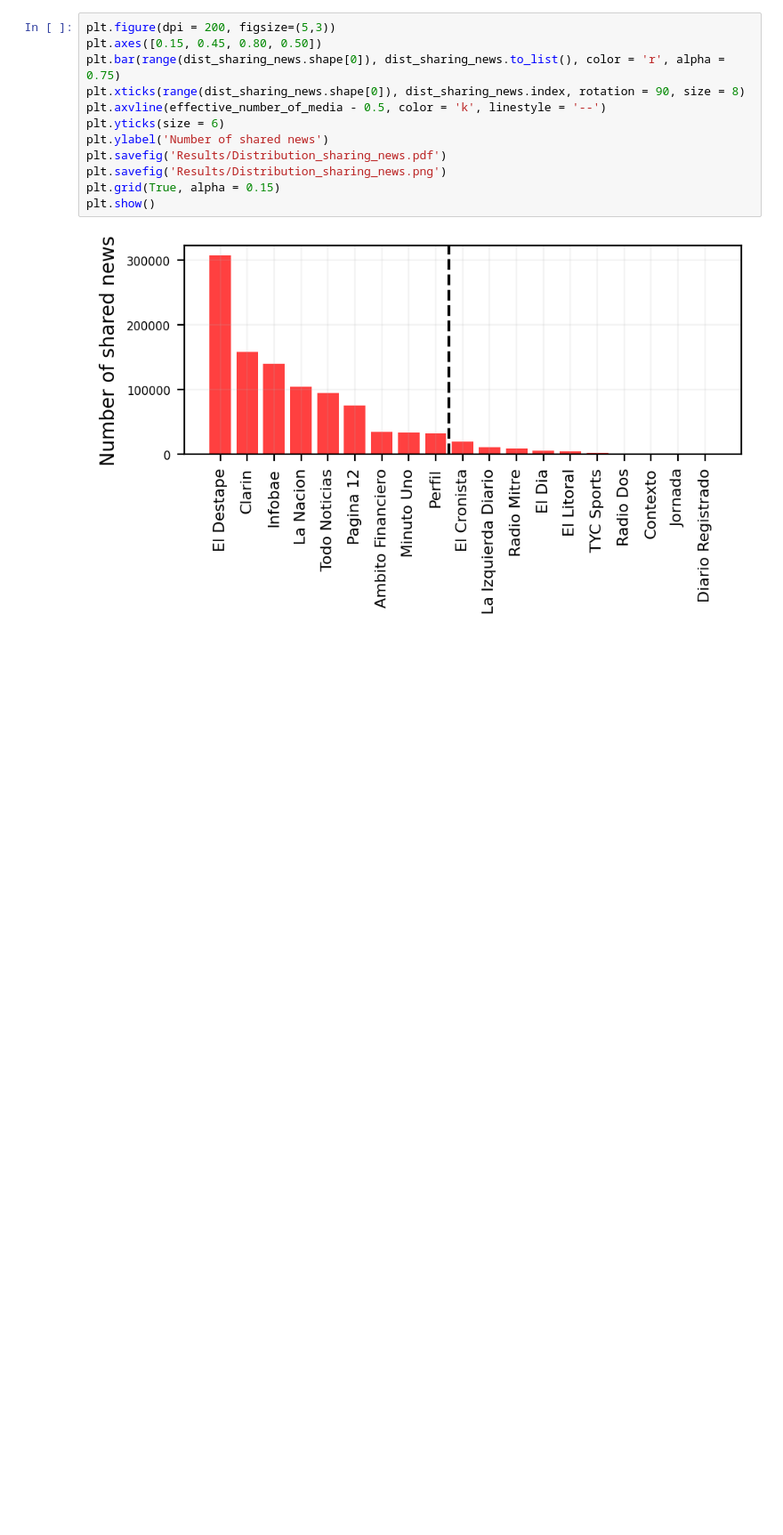
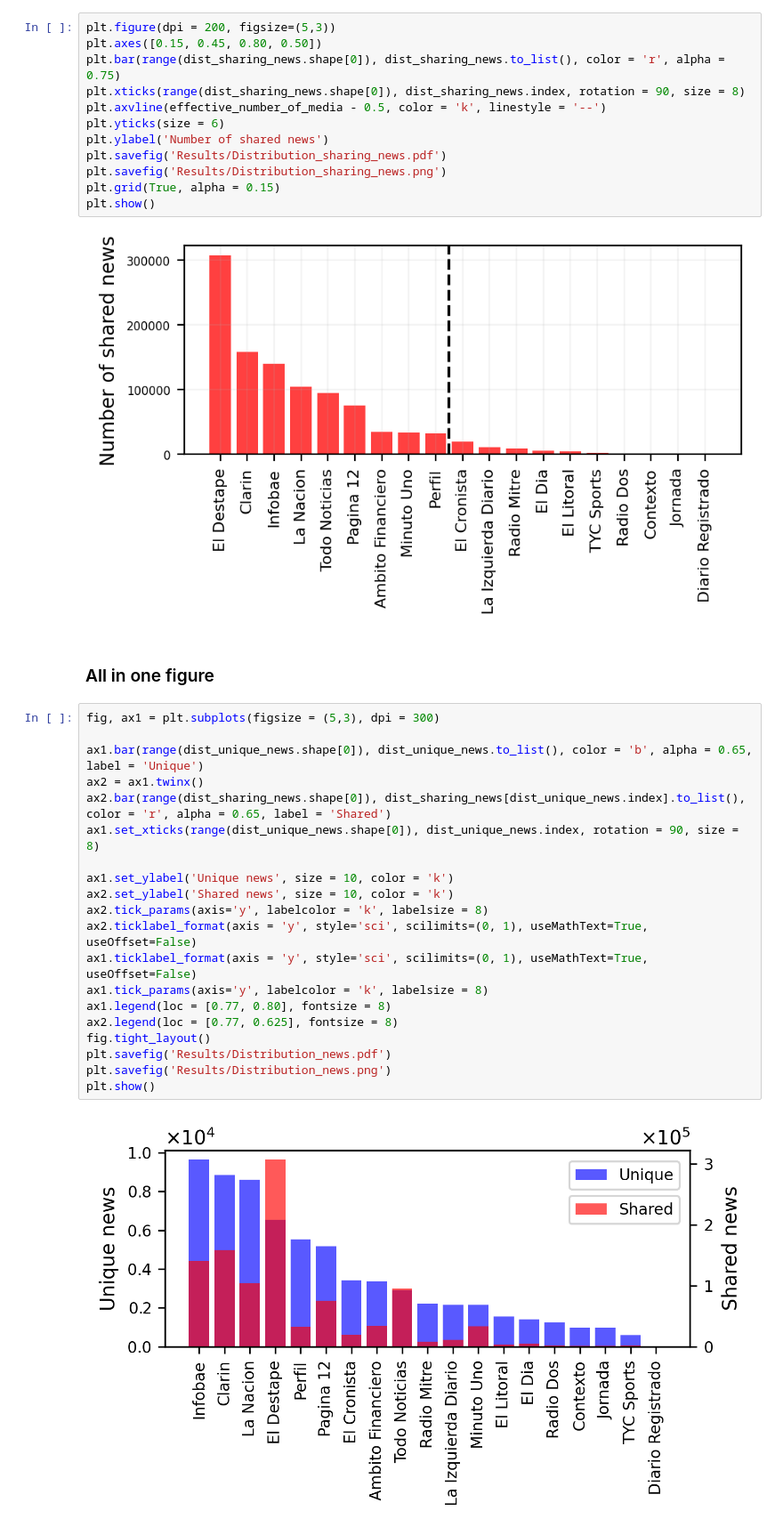
Before and after one commit to spinto88/MediaSharingIndex, a Jupyter notebook: DataExploration.ipynb, the cells around one changed output. Shown at 89% size. Cells and saved outputs as stored; diff of their text form; blank space fills up the shorter version.

```diff
--- a/DataExploration.ipynb
+++ b/DataExploration.ipynb
@@ -83,3 +83,27 @@ plt.grid(True, alpha = 0.15)
 plt.show()
 # %% [output]
 [figure]
+# %% [markdown]
+### All in one figure
+# %%
+fig, ax1 = plt.subplots(figsize = (5,3), dpi = 300)
+
+ax1.bar(range(dist_unique_news.shape[0]), dist_unique_news.to_list(), color = 'b', alpha = 0.65, label = 'Unique')
+ax2 = ax1.twinx()
+ax2.bar(range(dist_sharing_news.shape[0]), dist_sharing_news[dist_unique_news.index].to_list(), color = 'r', alpha = 0.65, label = 'Shared')
+ax1.set_xticks(range(dist_unique_news.shape[0]), dist_unique_news.index, rotation = 90, size = 8)
+
+ax1.set_ylabel('Unique news', size = 10, color = 'k')
+ax2.set_ylabel('Shared news', size = 10, color = 'k')
+ax2.tick_params(axis='y', labelcolor = 'k', labelsize = 8)
+ax2.ticklabel_format(axis = 'y', style='sci', scilimits=(0, 1), useMathText=True, useOffset=False)
+ax1.ticklabel_format(axis = 'y', style='sci', scilimits=(0, 1), useMathText=True, useOffset=False)
+ax1.tick_params(axis='y', labelcolor = 'k', labelsize = 8)
+ax1.legend(loc = [0.77, 0.80], fontsize = 8)
+ax2.legend(loc = [0.77, 0.625], fontsize = 8)
+fig.tight_layout()
+plt.savefig('Results/Distribution_news.pdf')
+plt.savefig('Results/Distribution_news.png')
+plt.show()
+# %% [output]
+[figure, added]
```
Also changed, not shown: 8 other files.
